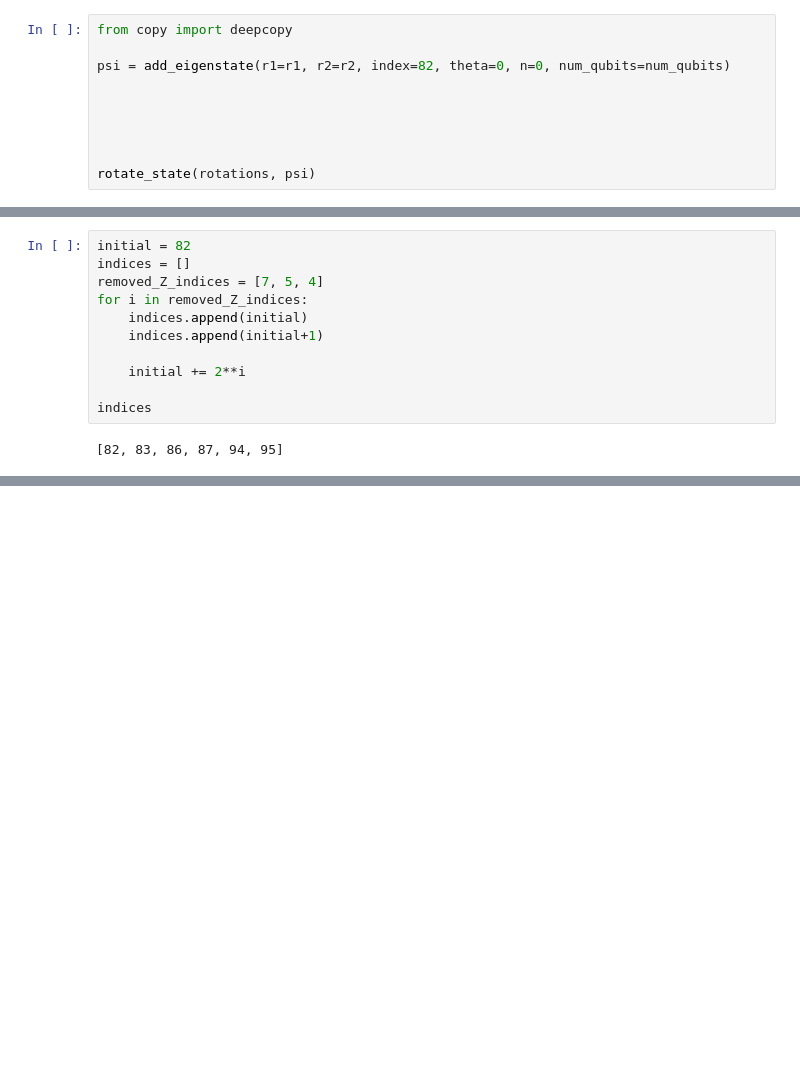
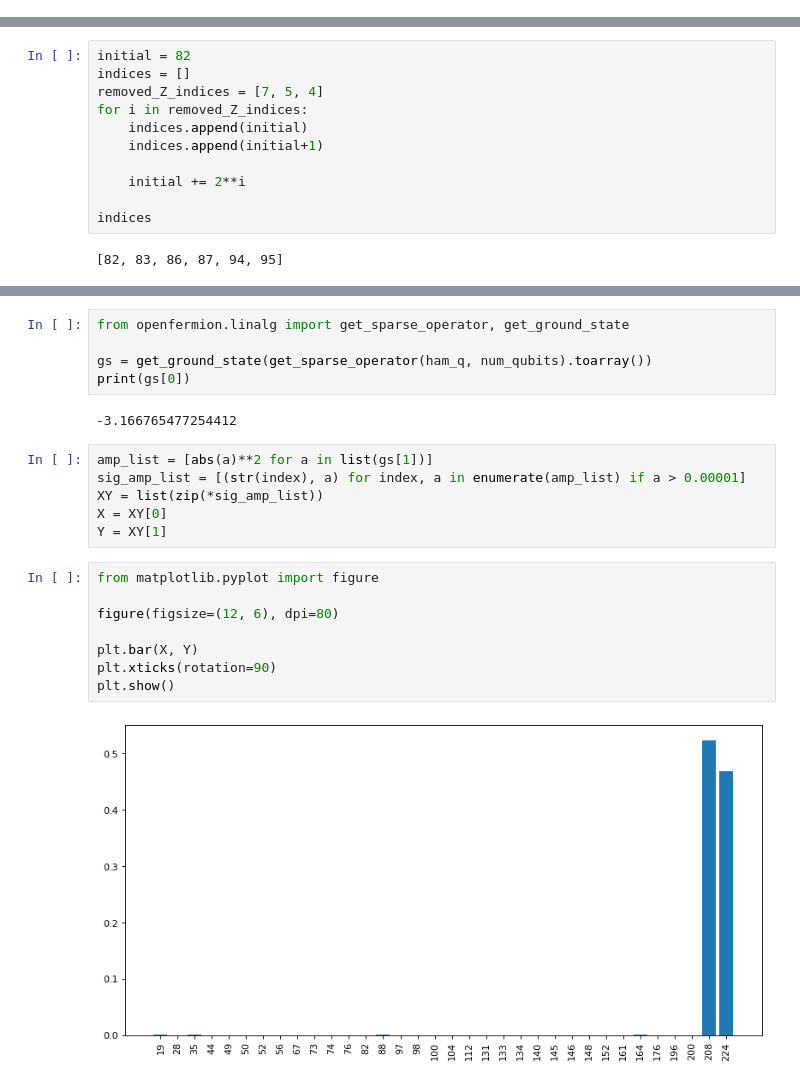
Before and after one commit to wmkirby1/CS-VQE, a Jupyter notebook: Epistemic State Sampling 2.ipynb, the cells around one changed output, grey strips where cells are left out. Cells and saved outputs as stored; diff of their text form; blank space fills up the shorter version.

```diff
--- a/Epistemic State Sampling 2.ipynb
+++ b/Epistemic State Sampling 2.ipynb
@@ -743,13 +722,3 @@ rot_G
  'IIIIZIII',
  'IIIIIZII',
  'IIIIIIIZ']
-# %%
-from copy import deepcopy
-
-psi = add_eigenstate(r1=r1, r2=r2, index=82, theta=0, n=0, num_qubits=num_qubits)
-
-
-
-
-
-rotate_state(rotations, psi)
@@ -978,0 +972,23 @@ print(sorted(find_eigenstate_indices('01010010', [0, 2, 7])))
+# %%
+from openfermion.linalg import get_sparse_operator, get_ground_state
+
+gs = get_ground_state(get_sparse_operator(ham_q, num_qubits).toarray())
+print(gs[0])
+# %% [output]
+-3.166765477254412
+# %%
+amp_list = [abs(a)**2 for a in list(gs[1])]
+sig_amp_list = [(str(index), a) for index, a in enumerate(amp_list) if a > 0.00001]
+XY = list(zip(*sig_amp_list))
+X = XY[0]
+Y = XY[1]
+# %%
+from matplotlib.pyplot import figure
+
+figure(figsize=(12, 6), dpi=80)
+
+plt.bar(X, Y)
+plt.xticks(rotation=90)
+plt.show()
+# %% [output]
+[figure, added]
```
Also changed, not shown: parts of 36 cells of this notebook, 2 other files.
